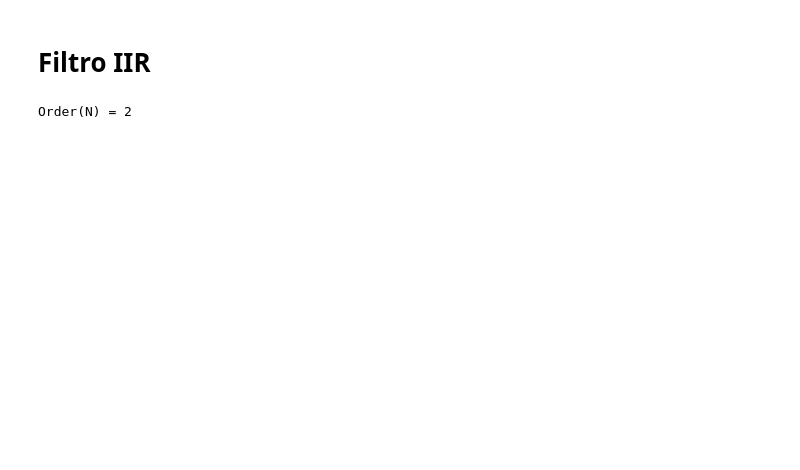
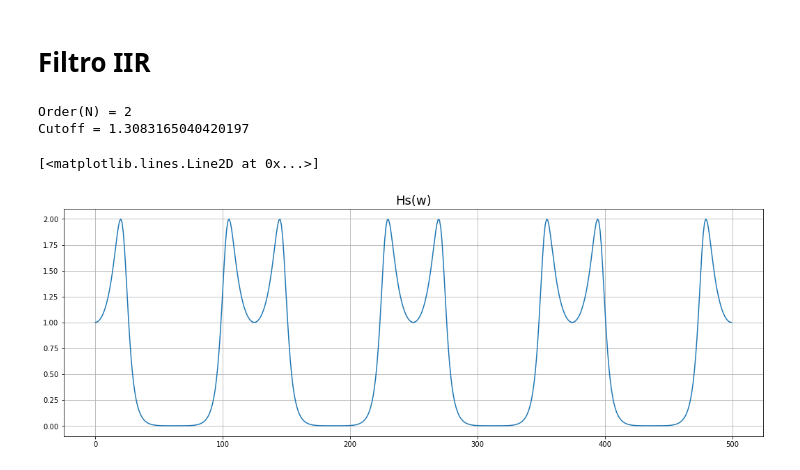
Before and after one commit to CaioRodrigues200/Signal_Processing, a Jupyter notebook: Atividades/Filter.ipynb, the cells around one changed output. Drawn from its saved outputs; the diff is of its cells as text; code cells hidden in the pictures; blank space fills up the shorter version.

```diff
--- a/Atividades/Filter.ipynb
+++ b/Atividades/Filter.ipynb
@@ -115,22 +115,33 @@ ax[1].legend(fontsize=12)
 # %%
 wp = 0.2*np.pi # Passband edge
 ws = 0.5*np.pi # Stopband edge
-AttS = -15 # Stopband attenuation (in dB)
-AttP = -2 # Passband attenuation (in dB)
+AttS = 15 # Stopband attenuation (in dB)
+AttP = 2 # Passband attenuation (in dB)
 
 OmegaS = (np.tan(ws/2) / np.tan(wp/2))
+OmegaC = OmegaS/((10**(np.abs(AttS)/10)-1)**(1/4))
 N = int( np.ceil((np.log10((10**(np.abs(AttS)/10)-1) / (10**(np.abs(AttP)/10)-1))) / (2*np.log10(OmegaS))) )
 print(f'Order(N) = {N}')
+print(f'Cutoff = {OmegaC}')
 
 sk = np.zeros(N, dtype=complex)
 for i in range(N):
     sk[i] = np.exp(1j*np.pi/2 * (2*i+1+N)/N)
 
 FPoints = 500 # Frequency points
-FRange = np.linspace(0, 2*10*np.pi, FPoints)
+FRange = np.linspace(0, 2*4*np.pi, FPoints)
 HsArray = np.ones(FPoints, dtype=complex) # H(s) expression
 for i in range(FPoints):
     for j in range(N):
-        HsArray[i] = HsArray[i] * 1/(np.exp(1j*FRange[i]) - sk[j])
+        ParameterS = ((1-np.exp(-1j*FRange[i]))/(1+np.exp(-1j*FRange[i])))**2
+        HsArray[i] = HsArray[i] * 1/(ParameterS/(OmegaC*np.tan(wp/2)) - sk[j])
+
+plt.figure(figsize=(18,6))
+plt.grid(True)
+plt.title('Hs(w)', fontsize=18)
+plt.plot(np.arange(0,500,1),np.abs(HsArray))
 # %% [output]
 Order(N) = 2
+Cutoff = 1.3083165040420197
+[<matplotlib.lines.Line2D at 0x...>]
+[figure, added]
```
Also changed, not shown: parts of 4 cells of this notebook.
